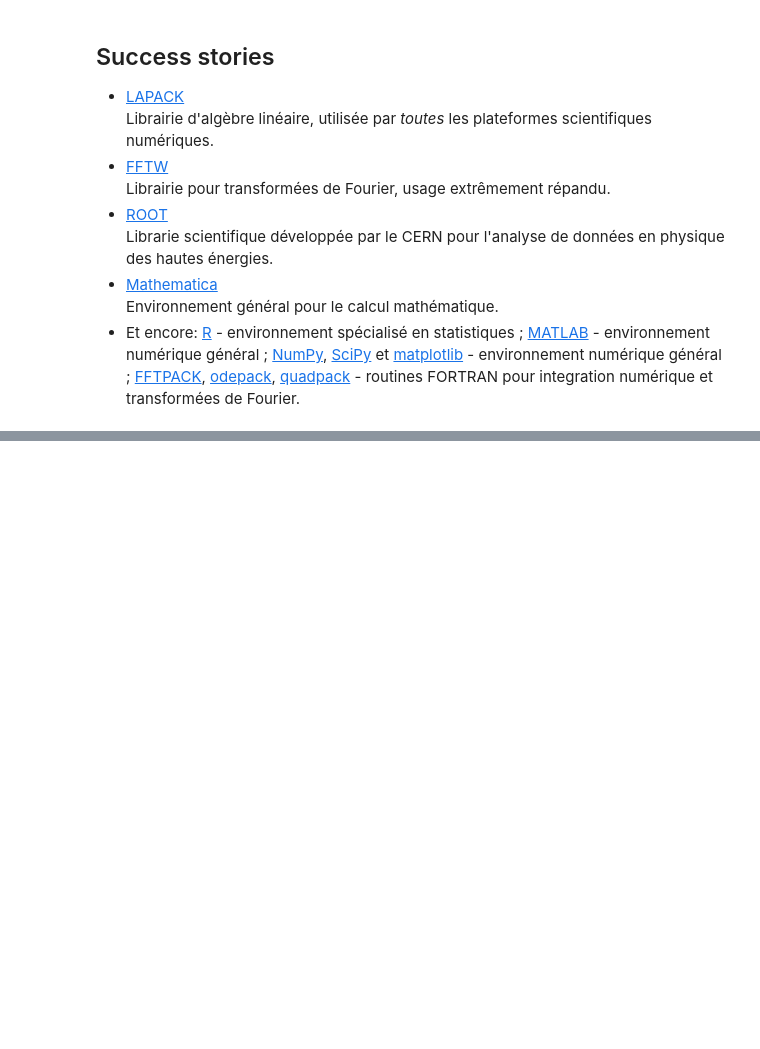
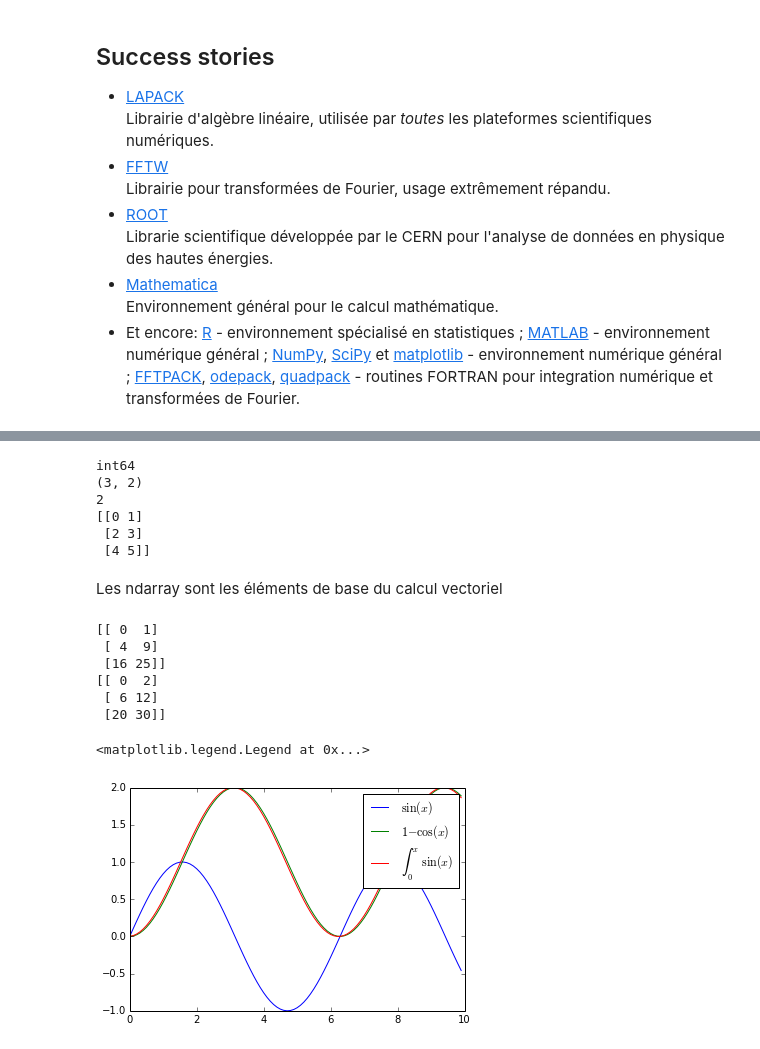
Before and after one commit to pdebuyl/intro_python_scientifique, a Jupyter notebook: intro.ipynb, the cells around one changed output, grey strips where cells are left out. Drawn from its saved outputs; the diff is of its cells as text; code cells hidden in the pictures; blank space fills up the shorter version.

```diff
--- a/intro.ipynb
+++ b/intro.ipynb
@@ -322,0 +385,40 @@ Success stories
+# %%
+a = arange(6).reshape((3,2))
+print a.dtype
+print a.shape
+print a.ndim
+print a
+# %% [output]
+int64
+(3, 2)
+2
+[[0 1]
+ [2 3]
+ [4 5]]
+# %% [markdown]
+Les ndarray sont les éléments de base du calcul vectoriel
+# %%
+b = a**2
+c = a+b
+print b
+print c
+# %% [output]
+[[ 0  1]
+ [ 4  9]
+ [16 25]]
+[[ 0  2]
+ [ 6 12]
+ [20 30]]
+# %%
+# Créer un tableau de 100 éléments avec pas de 0.1
+dx = 0.1
+x = arange(100)*dx
+plot(x, sin(x), label=r'$\sin(x)$')
+plot(x, 1-cos(x), label=r'$1 - \cos(x)$')
+int_sin_x = cumsum(sin(x))*dx
+plot(x, int_sin_x, label=r'$\int_0^x \sin(x)$')
+#plot((x[1:]+x[:-1])*0.5, int_sin_x[:-1], label=r'$\int_0^x \sin(x)$')
+legend()
+# %% [output]
+<matplotlib.legend.Legend at 0x...>
+[figure, added]
```
Also changed, not shown: parts of 13 cells of this notebook.
